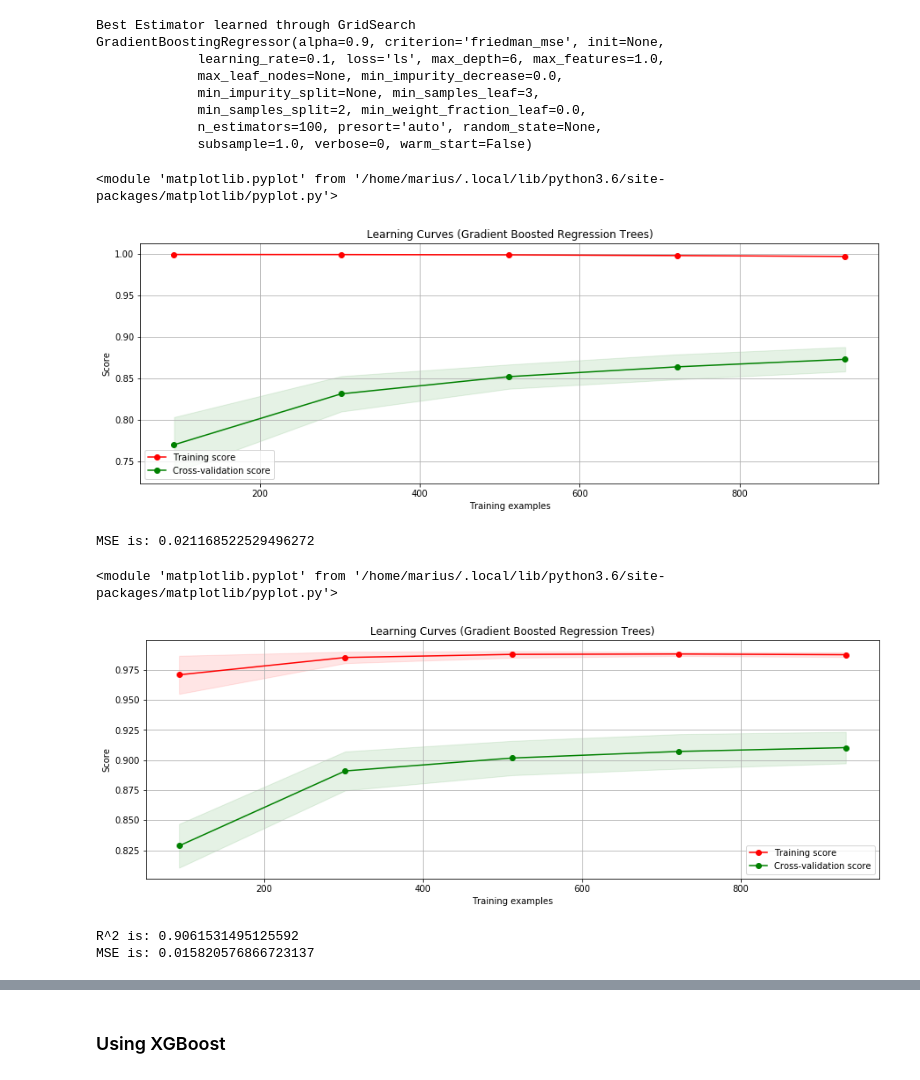
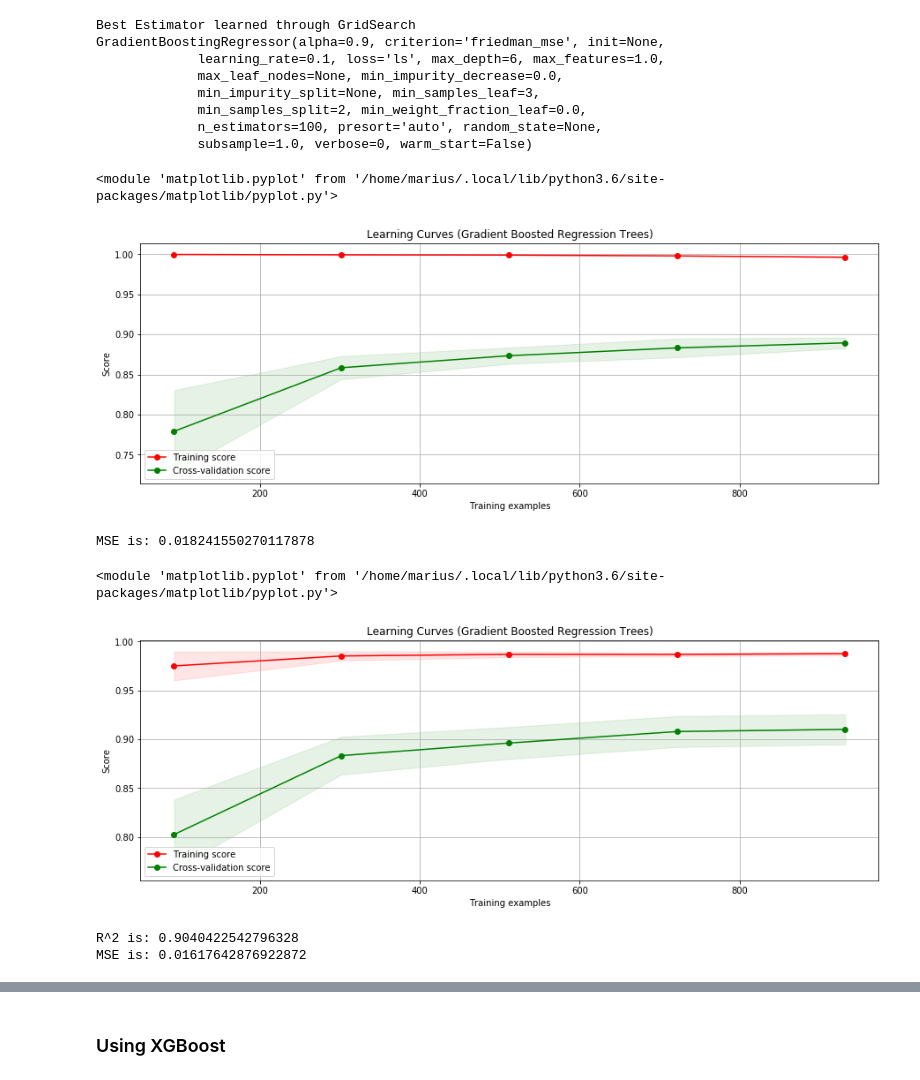
Before and after one commit to mabjork/Algorithmic-Machine-Learning, a Jupyter notebook: Notebooks/challenges/HouseSales.ipynb, the cells around one changed output, grey strips where cells are left out. Drawn from its saved outputs; the diff is of its cells as text; code cells hidden in the pictures.

Commit message:
Add new work on HouseSales notebook

```diff
--- a/Notebooks/challenges/HouseSales.ipynb
+++ b/Notebooks/challenges/HouseSales.ipynb
@@ -370,10 +371,6 @@ def makeFeatures(houseDataDF):
     else:
         houseDataDF['EncodedAlley'] = pd.get_dummies(houseDataDF.Alley, drop_first=False)
 
-    if(len(houseDataDF.Utilities.dropna().unique()) > 1 ):
-        houseDataDF['EncodedUtilities'] = pd.get_dummies(houseDataDF.Utilities, drop_first=True)
-    else:
-        houseDataDF['EncodedUtilities'] = pd.get_dummies(houseDataDF.Utilities, drop_first=False)
 
     num_neigbourhoods = len(houseDataDF["Neighborhood"].unique())
     houseDataDF[["N"+str(i) for i in range(num_neigbourhoods-1)]] = pd.get_dummies(houseDataDF.Neighborhood, drop_first=True)
@@ -416,11 +413,9 @@ def makeFeatures(houseDataDF):
     # Add feature for total house area.
     houseDataDF['TotalSF'] = houseDataDF['TotalBsmtSF'] + houseDataDF['1stFlrSF'] + houseDataDF['2ndFlrSF']
 
-    #houseDataDF['TotalRms'] = houseDataDF['TotRmsAbvGrd'] + houseDataDF['1stFlrSF'] + houseDataDF['2ndFlrSF']
+    #houseDataDF['Remodeled'] =  [1 if x != y else 0 for x,y in zip(houseDataDF["YearRemodAdd"],houseDataDF["YearBuilt"])]
 
-    houseDataDF['Remodeled'] =  [1 if x != y else 0 for x,y in zip(houseDataDF["YearRemodAdd"],houseDataDF["YearBuilt"])]
-
-    houseDataDF['RemodeledResent'] =  [1 if x != y and 2010 - x < 3 else 0 for x,y in zip(houseDataDF["YearRemodAdd"],houseDataDF["YearBuilt"])]
+    houseDataDF['RemodeledResent'] =  [1 if x != y and 2010 - x < 10 else 0 for x,y in zip(houseDataDF["YearRemodAdd"],houseDataDF["YearBuilt"])]
 
     houseDataDF['Age'] =  [2010 - x for x in houseDataDF["YearBuilt"]]
 
@@ -428,6 +423,10 @@ def makeFeatures(houseDataDF):
 
     houseDataDF['TotalPorchSF'] = houseDataDF['OpenPorchSF'] + houseDataDF['EnclosedPorch'] + houseDataDF['3SsnPorch'] + houseDataDF['ScreenPorch']
 
+    houseDataDF['LowPriceNeighborhood'] = [1 if x in ["BrDale","IDOTRR","MeadowV"] else 0 for x in houseDataDF["Neighborhood"]]
+
+
+
     return houseDataDF
 
 houseDataCleanedDF = makeFeatures(houseDataCleanedDF)
@@ -474,7 +475,7 @@ https://www.kaggle.com/jimthompson/ensemble-model-stacked-model-example
 # %%
 data = houseDataCleanedDF.select_dtypes(include=[np.number]).interpolate().dropna()
-#drop_cols = ["YearBuilt",'YearRemodAdd', 'GarageYrBlt', 'GarageArea', 'TotalBsmtSF', 'TotRmsAbvGrd', 'BsmtFinSF1']
-#data = data.drop(drop_cols,axis=1)
+drop_cols = ["YearBuilt",'YearRemodAdd', 'GarageYrBlt', 'GarageArea', 'TotalBsmtSF', 'BsmtFinSF1']
+data = data.drop(drop_cols,axis=1)
 # %%
 y = np.log(data.SalePrice)
 X = data.drop(["SalePrice"],axis=1)
@@ -701,13 +702,13 @@ title = "Learning Curves (Gradient Boosted Regression Trees)"
 plot_learning_curve(estimator, title, X_train, y_train, cv=cv, n_jobs=n_jobs)
 # %% [output]
 <module 'matplotlib.pyplot' from '/home/marius/.local/lib/python3.6/site-packages/matplotlib/pyplot.py'>
-[figure, old version]
+[figure, new version]
 # %%
 estimator.fit(X_train, y_train)
 predictions = estimator.predict(X_test)
 print ('MSE is:', mean_squared_error(y_test, predictions))
 # %% [output]
-MSE is: 0.021168522529496272
+MSE is: 0.018241550270117878
 # %%
 param_grid={'n_estimators':[100,500,1000,2000],
             'learning_rate': [0.1, 0.05, 0.02, 0.01],
@@ -731,27 +732,27 @@ cv = ShuffleSplit(X_train.shape[0], n_iter=10, test_size=0.2)
 # %%
 """
 estimator = GradientBoostingRegressor(n_estimators=best_est.n_estimators, max_depth=best_est.max_depth,
             learning_rate=best_est.learning_rate, min_samples_leaf=best_est.min_samples_leaf,
             max_features=best_est.max_features)
 """
 estimator = GradientBoostingRegressor(n_estimators=3000, learning_rate=0.05,
-                                   max_depth=4, max_features='sqrt',
+                                   max_depth=6, max_features='sqrt',
                                    min_samples_leaf=15, min_samples_split=10,
                                    loss='huber', random_state =5)
 
 title = "Learning Curves (Gradient Boosted Regression Trees)"
 plot_learning_curve(estimator, title, X_train, y_train, cv=cv, n_jobs=n_jobs)
 # %% [output]
 <module 'matplotlib.pyplot' from '/home/marius/.local/lib/python3.6/site-packages/matplotlib/pyplot.py'>
-[figure, old version]
+[figure, new version]
 # %%
 estimator.fit(X_train, y_train)
 predictions = estimator.predict(X_test)
 print ("R^2 is:", estimator.score(X_test, y_test))
 print ('MSE is:', mean_squared_error(y_test, predictions))
 # %% [output]
-R^2 is: 0.9061531495125592
-MSE is: 0.015820576866723137
+R^2 is: 0.9040422542796328
+MSE is: 0.01617642876922872
 # %%
 actual_values = y_test
 plt.figure(figsize=(15,10))
```
Also changed, not shown: parts of 37 cells of this notebook, 4 other files.
